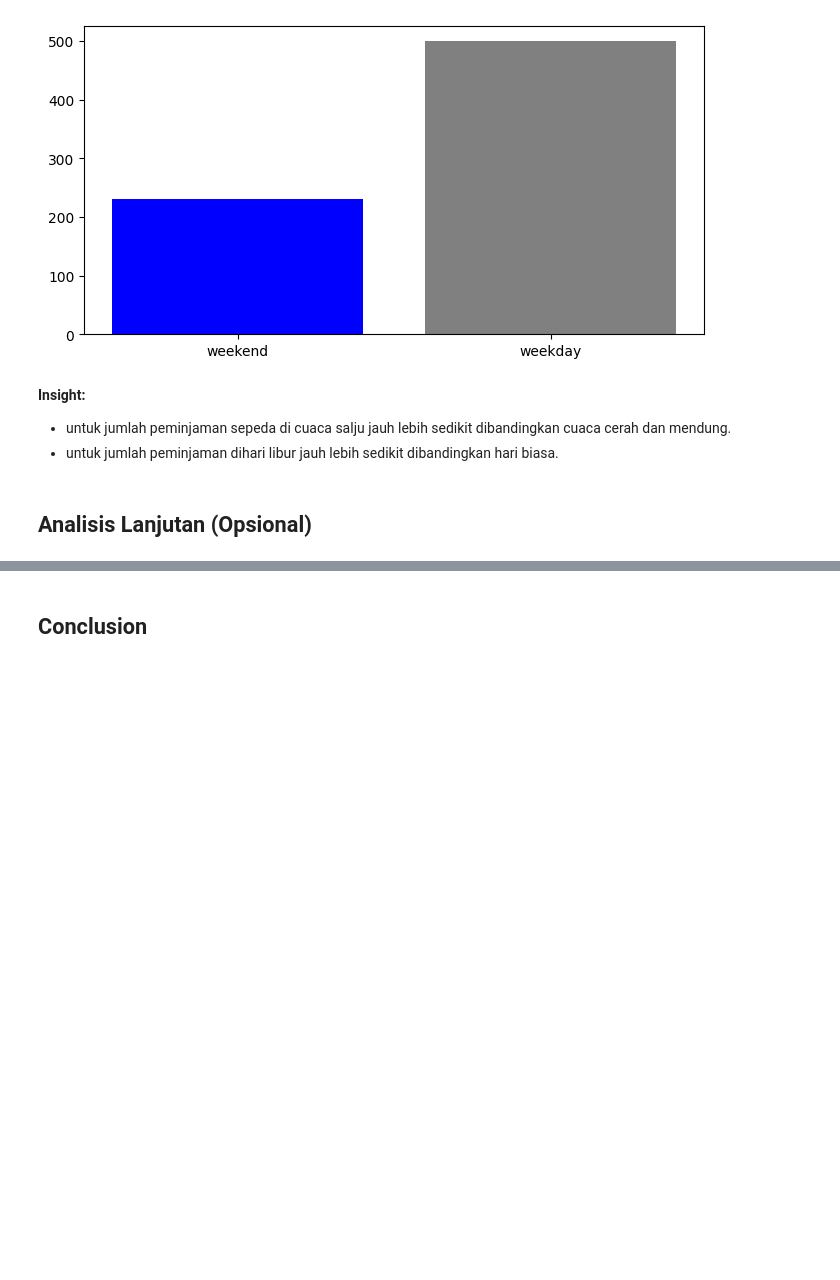
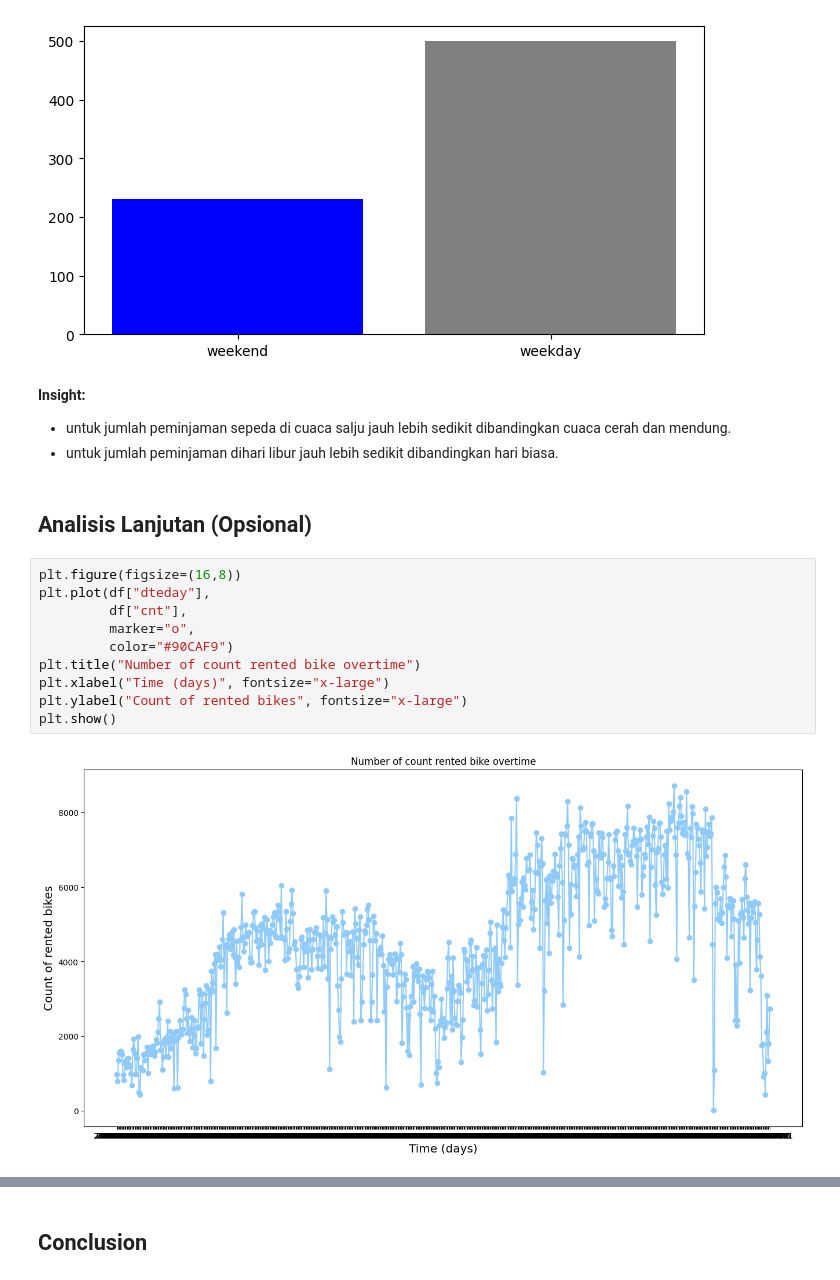
Before and after one commit to Lidyada00/SubmissionProyek-Analisis-Data, a Jupyter notebook: Proyek_Analisis_Data_Lidya.ipynb, the cells around one changed output, grey strips where cells are left out. Saved outputs shown, nothing was run; the diff lists cells and outputs as text; blank space fills up the shorter version.

```diff
--- a/Proyek_Analisis_Data_Lidya.ipynb
+++ b/Proyek_Analisis_Data_Lidya.ipynb
@@ -190,3 +195,15 @@ plt.show()
 - untuk jumlah peminjaman dihari libur jauh lebih sedikit dibandingkan hari biasa.
 # %% [markdown]
 ## Analisis Lanjutan (Opsional)
+# %%
+plt.figure(figsize=(16,8))
+plt.plot(df["dteday"],
+         df["cnt"],
+         marker="o",
+         color="#90CAF9")
+plt.title("Number of count rented bike overtime")
+plt.xlabel("Time (days)", fontsize="x-large")
+plt.ylabel("Count of rented bikes", fontsize="x-large")
+plt.show()
+# %% [output]
+[figure, added]
```
Also changed, not shown: parts of 14 cells of this notebook.
